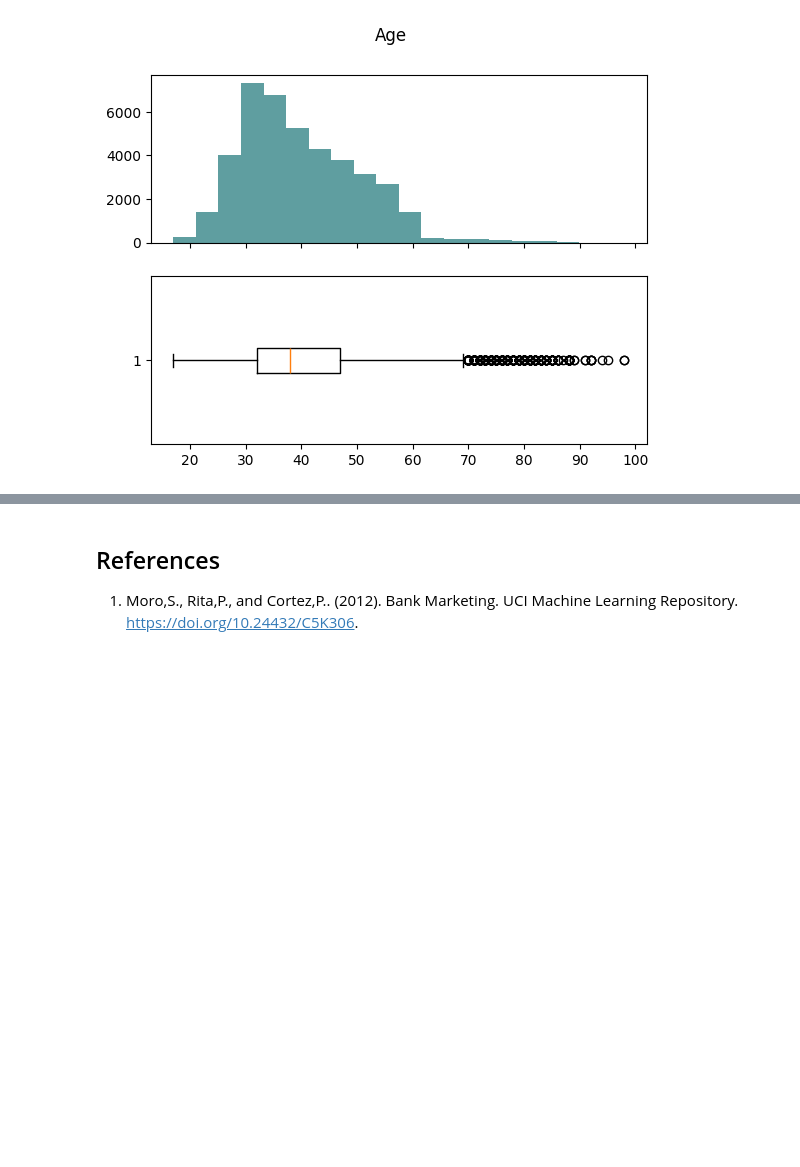
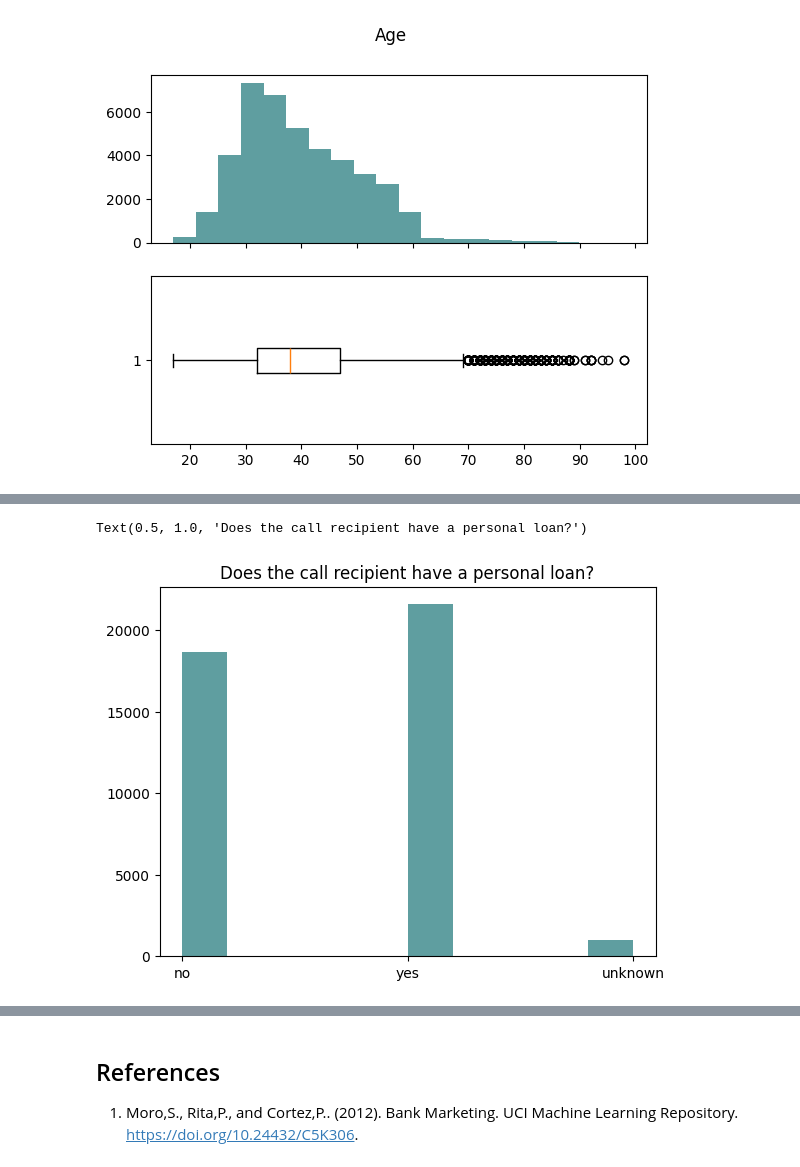
Before and after one commit to maryamakbar25/img-classification, a Jupyter notebook: bank_marketing/bank-marketing.ipynb, the cells around one changed output, grey strips where cells are left out. Drawn from its saved outputs; the diff is of its cells as text; code cells hidden in the pictures; blank space fills up the shorter version.

```diff
--- a/bank_marketing/bank-marketing.ipynb
+++ b/bank_marketing/bank-marketing.ipynb
@@ -66,0 +104,7 @@ plt.xticks(rotation = 70)
+# %%
+# Does the call recipient have a housing loan?
+plt.hist(bank_df["housing"], color="cadetblue")
+plt.title("Does the call recipient have a personal loan?")
+# %% [output]
+Text(0.5, 1.0, 'Does the call recipient have a personal loan?')
+[figure, added]
```
Also changed, not shown: parts of 17 cells of this notebook, 2 other files.
